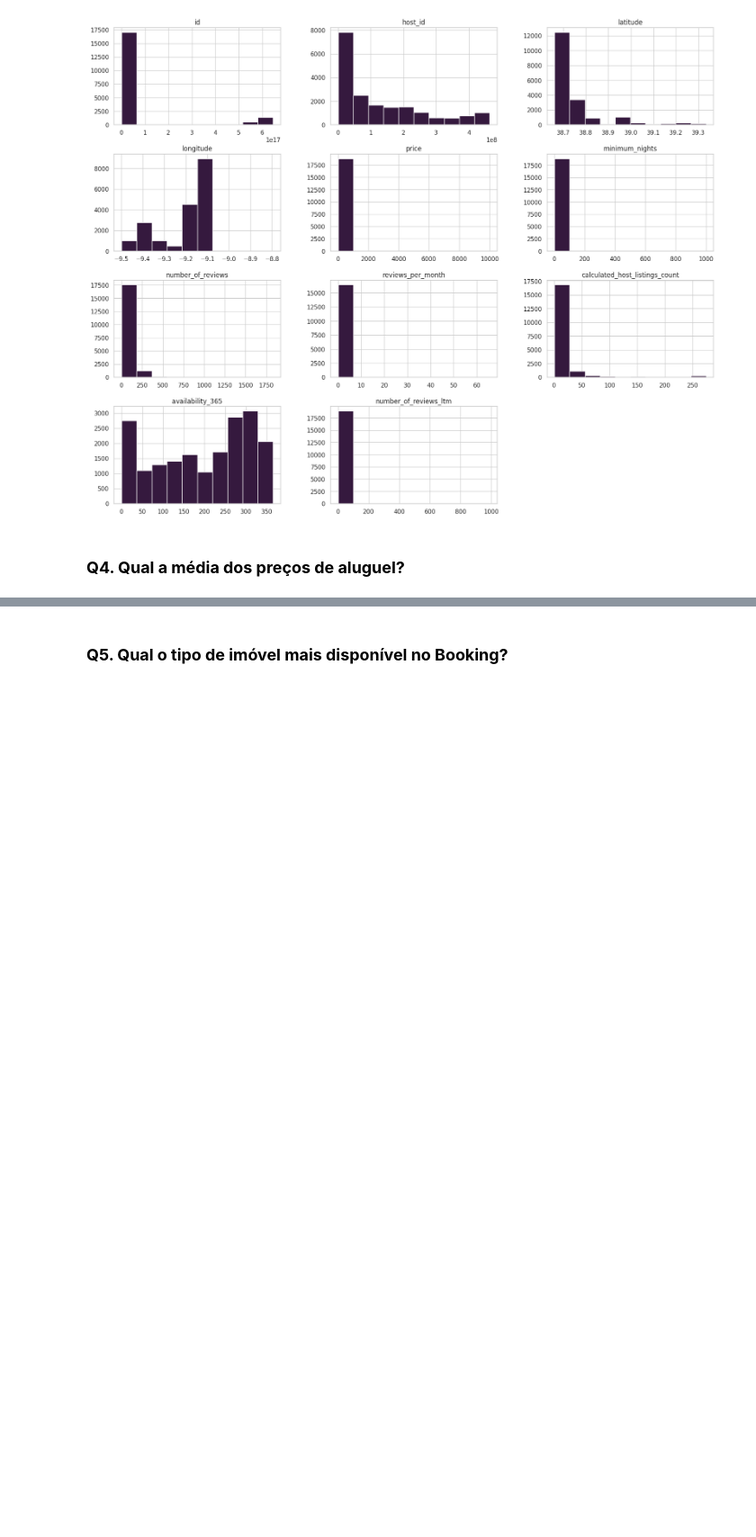
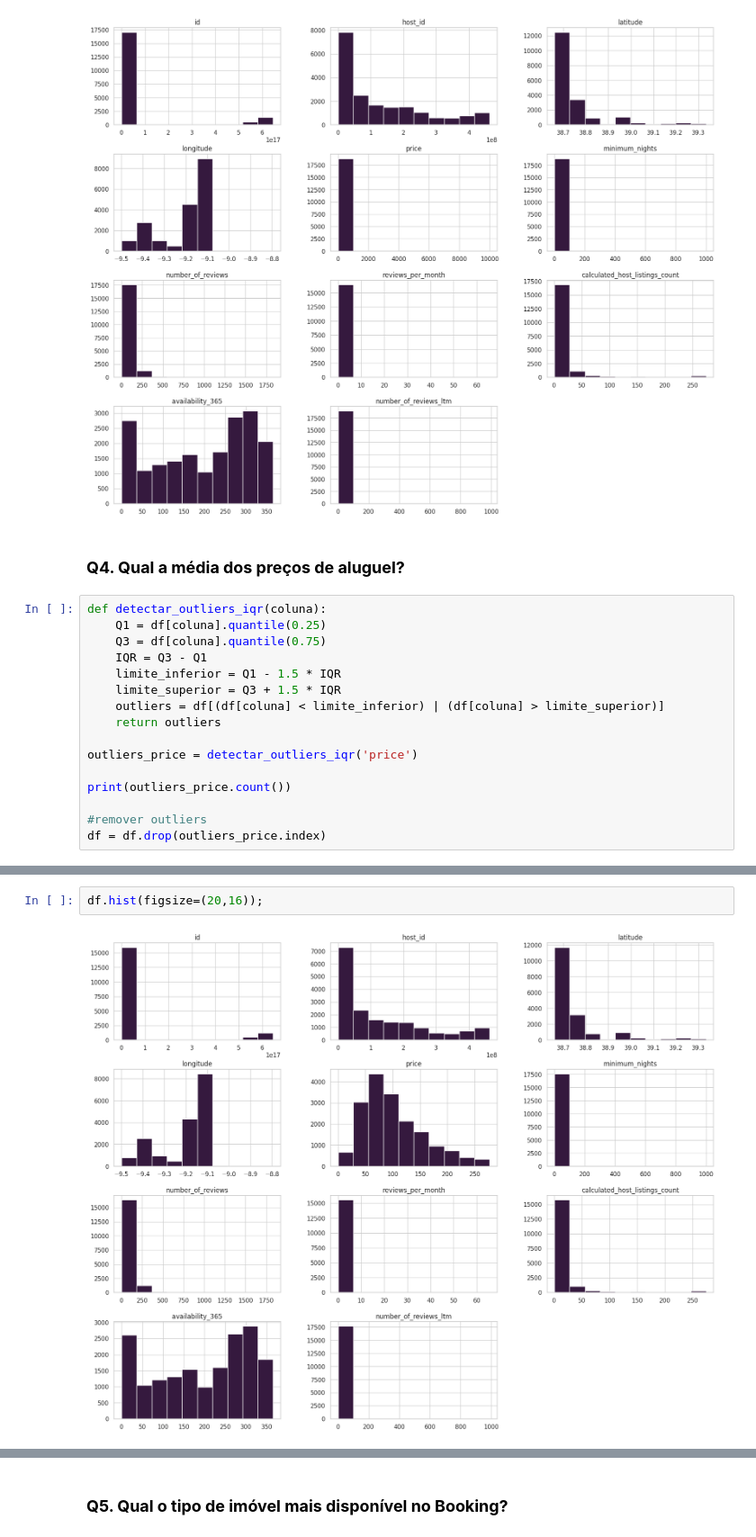
Before and after one commit to MariPinas/data_science_2025, a Jupyter notebook: notebooks/Lab06_Data_Cleaning/Exercicio_Analisando_os_Dados_do_Booking.ipynb, the cells around one changed output, grey strips where cells are left out. Shown: that part at 90% size. Saved outputs shown, nothing was run; the diff lists cells and outputs as text; blank space fills up the shorter version.

```diff
--- a/notebooks/Lab06_Data_Cleaning/Exercicio_Analisando_os_Dados_do_Booking.ipynb
+++ b/notebooks/Lab06_Data_Cleaning/Exercicio_Analisando_os_Dados_do_Booking.ipynb
@@ -147,3 +147,19 @@ df.hist(figsize=(20,16));
 [figure]
 # %% [markdown]
 ### **Q4. Qual a média dos preços de aluguel?**
+# %%
+def detectar_outliers_iqr(coluna):
+    Q1 = df[coluna].quantile(0.25)
+    Q3 = df[coluna].quantile(0.75)
+    IQR = Q3 - Q1
+    limite_inferior = Q1 - 1.5 * IQR
+    limite_superior = Q3 + 1.5 * IQR
+    outliers = df[(df[coluna] < limite_inferior) | (df[coluna] > limite_superior)]
+    return outliers
+
+outliers_price = detectar_outliers_iqr('price')
+
+print(outliers_price.count())
+
+#remover outliers
+df = df.drop(outliers_price.index)
@@ -149,0 +186,4 @@ df.hist(figsize=(20,16));
+# %%
+df.hist(figsize=(20,16));
+# %% [output]
+[figure, added]
```
Also changed, not shown: parts of 6 cells of this notebook.
